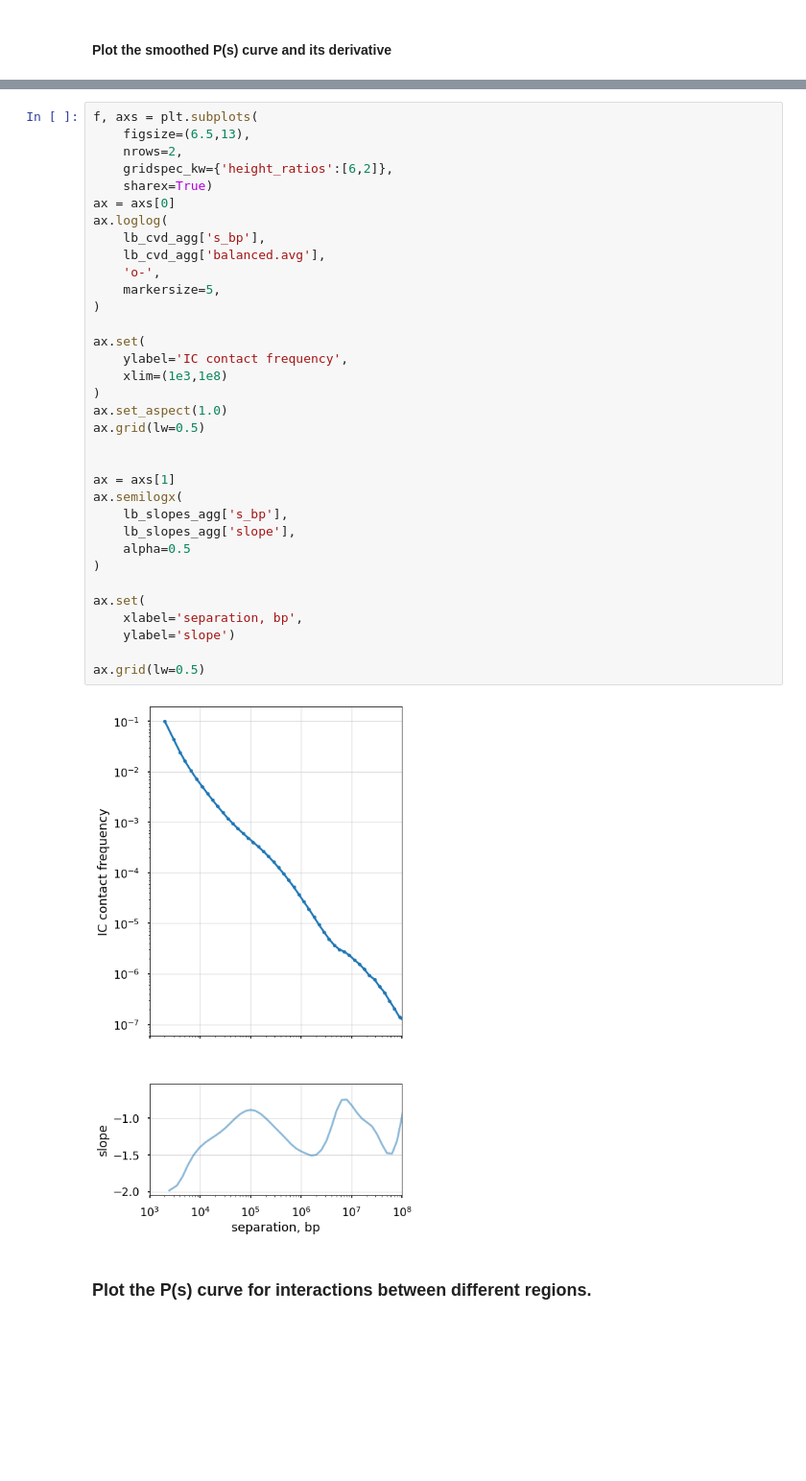
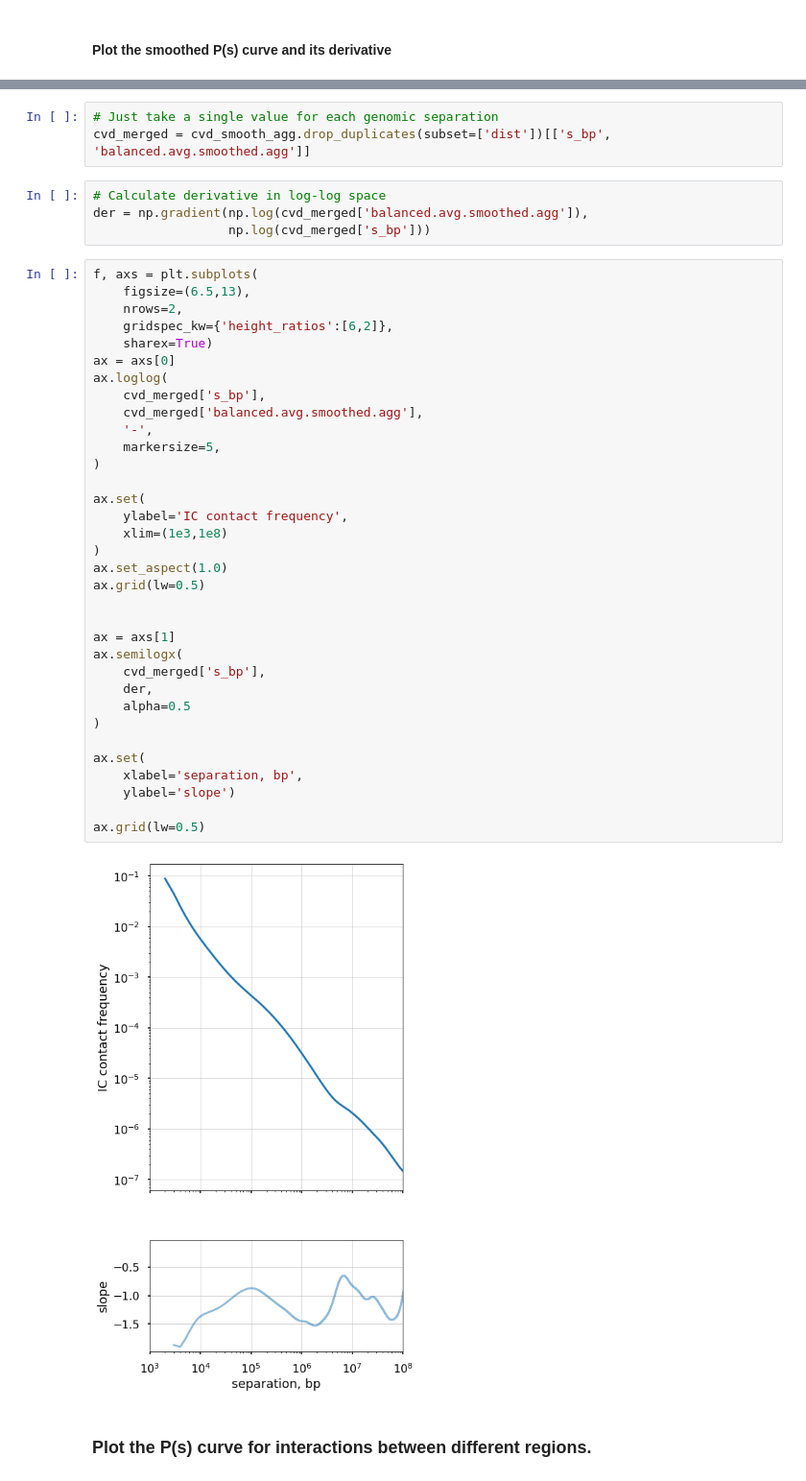
Before and after one commit to open2c/open2c_examples, a Jupyter notebook: contacts_vs_distance.ipynb, the cells around one changed output, grey strips where cells are left out. Shown: that part at 96% size. Drawn from its saved outputs; the diff is of its cells as text; blank space fills up the shorter version.

Commit message:
Update cvd to use smoothing everywhere

```diff
--- a/contacts_vs_distance.ipynb
+++ b/contacts_vs_distance.ipynb
@@ -223,39 +208,46 @@ lb_slopes_agg['s_bp'] = lb_slopes_agg['dist.avg'] * clr.binsize
+# %%
+# Just take a single value for each genomic separation
+cvd_merged = cvd_smooth_agg.drop_duplicates(subset=['dist'])[['s_bp', 'balanced.avg.smoothed.agg']]
+# %%
+# Calculate derivative in log-log space
+der = np.gradient(np.log(cvd_merged['balanced.avg.smoothed.agg']),
+                  np.log(cvd_merged['s_bp']))
 # %%
 f, axs = plt.subplots(
     figsize=(6.5,13),
     nrows=2,
     gridspec_kw={'height_ratios':[6,2]},
     sharex=True)
 ax = axs[0]
 ax.loglog(
-    lb_cvd_agg['s_bp'],
-    lb_cvd_agg['balanced.avg'],
-    'o-',
+    cvd_merged['s_bp'],
+    cvd_merged['balanced.avg.smoothed.agg'],
+    '-',
     markersize=5,
 )
 
 ax.set(
     ylabel='IC contact frequency',
     xlim=(1e3,1e8)
 )
 ax.set_aspect(1.0)
 ax.grid(lw=0.5)
 
 
 ax = axs[1]
 ax.semilogx(
-    lb_slopes_agg['s_bp'],
-    lb_slopes_agg['slope'],
+    cvd_merged['s_bp'],
+    der,
     alpha=0.5
 )
 
 ax.set(
     xlabel='separation, bp',
     ylabel='slope')
 
 ax.grid(lw=0.5)
 # %% [output]
-[figure, old version]
+[figure, new version]
 # %% [markdown]
 ### Plot the P(s) curve for interactions between different regions.
 # %% [markdown]
```
Also changed, not shown: parts of 7 cells of this notebook.
